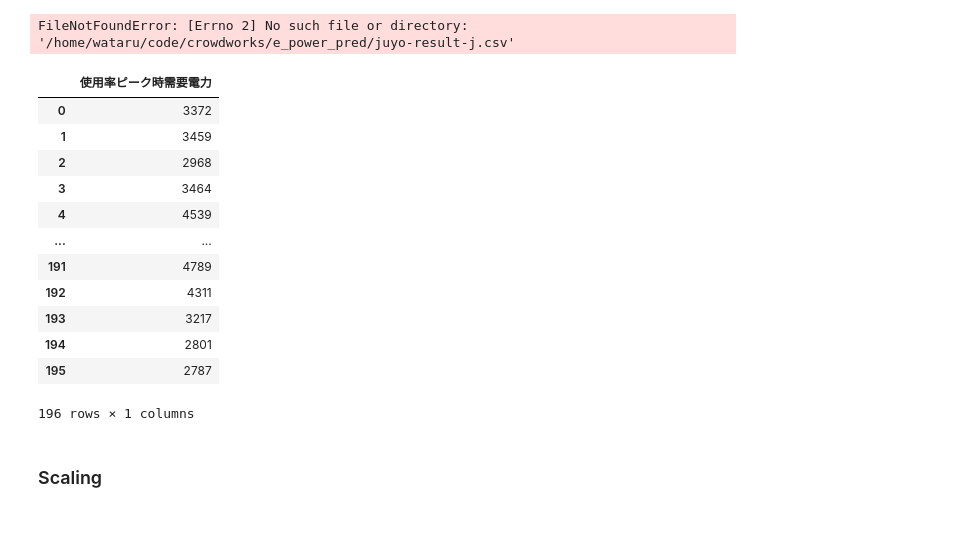
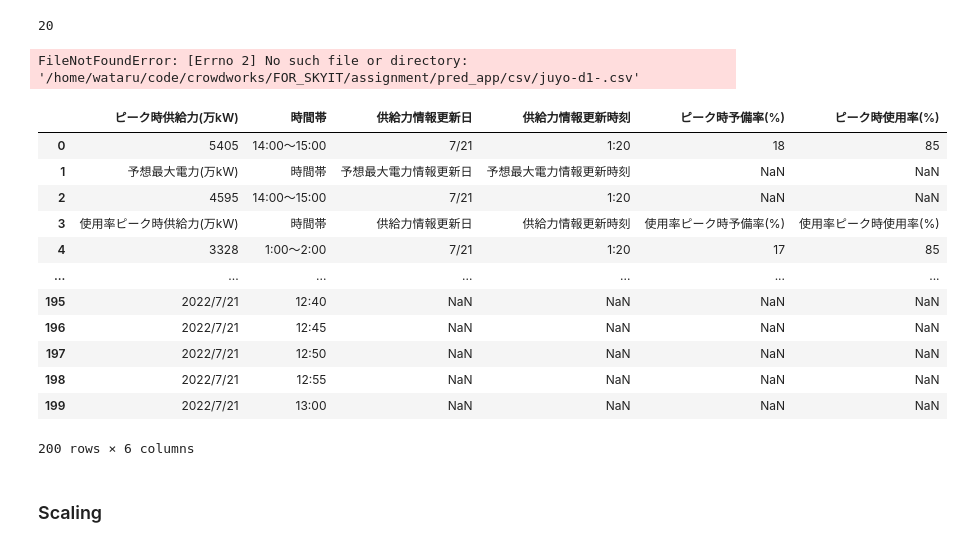
Before and after one commit to TISKYIT/e_power_pred, a Jupyter notebook: e_power_pred_test.ipynb, the cells around one changed output. Cells and saved outputs as stored; diff of their text form; code cells hidden in the pictures.

```diff
--- a/e_power_pred_test.ipynb
+++ b/e_power_pred_test.ipynb
@@ -1,4 +1,11 @@
 # %%
-url = 'http://www.tepco.co.jp/forecast/html/images/juyo-result-j.csv'
-file_dir = '/home/wataru/code/crowdworks/FOR_SKYIT/assignment/pred_app/csv'
+import os
+import requests
+from datetime import datetime as dt
+import pandas as pd
+
+%matplotlib inline
+pd.get_option("display.max_columns")
+# %% [output]
+20
 # %%
@@ -7,7 +15,24 @@ import pandas as pd
 # %%
-dataframe_src = pd.read_csv(os.path.join(file_dir, 'juyo-result-j.csv'), header=1, encoding='shift-jis')
-
-dataframe_src
+dataframe_src = pd.read_csv(os.path.join(file_dir, 'juyo-d1-j.csv'), header=1, encoding='shift-jis')
+# dt_last = dt.strptime(list(dataframe_src.tail(1).DATE)[0], '%Y/%m/%d').date()
+# dt_now = dt.today().date()
 # %% [output]
-FileNotFoundError: [Errno 2] No such file or directory: '/home/wataru/code/crowdworks/e_power_pred/juyo-result-j.csv'
+FileNotFoundError: [Errno 2] No such file or directory: '/home/wataru/code/crowdworks/FOR_SKYIT/assignment/pred_app/csv/juyo-d1-.csv'
+# %%
+dataframe = pd.read_csv(file_path, header=1, encoding='shift-jis')
+dataframe.head(200)
+# %% [output]
+|  | ピーク時供給力(万kW) | 時間帯 | 供給力情報更新日 | 供給力情報更新時刻 | ピーク時予備率(%) | ピーク時使用率(%) |
+| 0 | 5405 | 14:00〜15:00 | 7/21 | 1:20 | 18 | 85 |
+| 1 | 予想最大電力(万kW) | 時間帯 | 予想最大電力情報更新日 | 予想最大電力情報更新時刻 | NaN | NaN |
+| 2 | 4595 | 14:00〜15:00 | 7/21 | 1:20 | NaN | NaN |
+| 3 | 使用率ピーク時供給力(万kW) | 時間帯 | 供給力情報更新日 | 供給力情報更新時刻 | 使用率ピーク時予備率(%) | 使用率ピーク時使用率(%) |
+| 4 | 3328 | 1:00〜2:00 | 7/21 | 1:20 | 17 | 85 |
+| ... | ... | ... | ... | ... | ... | ... |
+| 195 | 2022/7/21 | 12:40 | NaN | NaN | NaN | NaN |
+| 196 | 2022/7/21 | 12:45 | NaN | NaN | NaN | NaN |
+| 197 | 2022/7/21 | 12:50 | NaN | NaN | NaN | NaN |
+| 198 | 2022/7/21 | 12:55 | NaN | NaN | NaN | NaN |
+| 199 | 2022/7/21 | 13:00 | NaN | NaN | NaN | NaN |
+200 rows × 6 columns
 # %%
@@ -20,20 +41,4 @@ dataframe = pd.read_csv('juyo-result-j.csv', usecols=[7], header=1, encoding='sh
 dataset = dataframe.values.astype('float32')
-# %%
-dataframe
-# %% [output]
-|  | 使用率ピーク時需要電力 |
-| 0 | 3372 |
-| 1 | 3459 |
-| 2 | 2968 |
-| 3 | 3464 |
-| 4 | 4539 |
-| ... | ... |
-| 191 | 4789 |
-| 192 | 4311 |
-| 193 | 3217 |
-| 194 | 2801 |
-| 195 | 2787 |
-196 rows × 1 columns
 # %% [markdown]
 ### Scaling
 # %%
```
Also changed, not shown: parts of 11 cells of this notebook.
